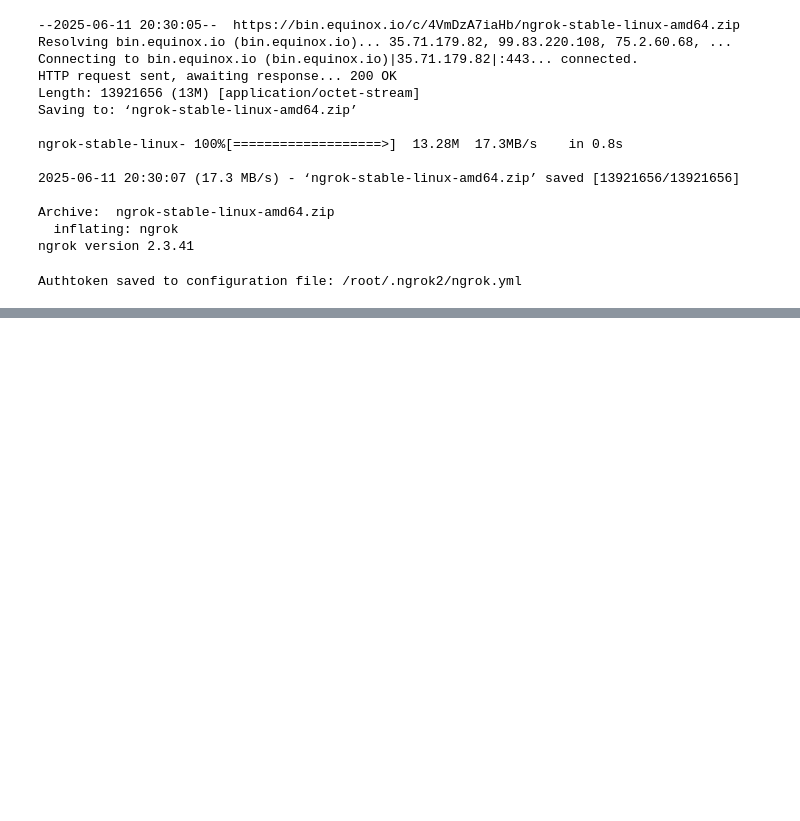
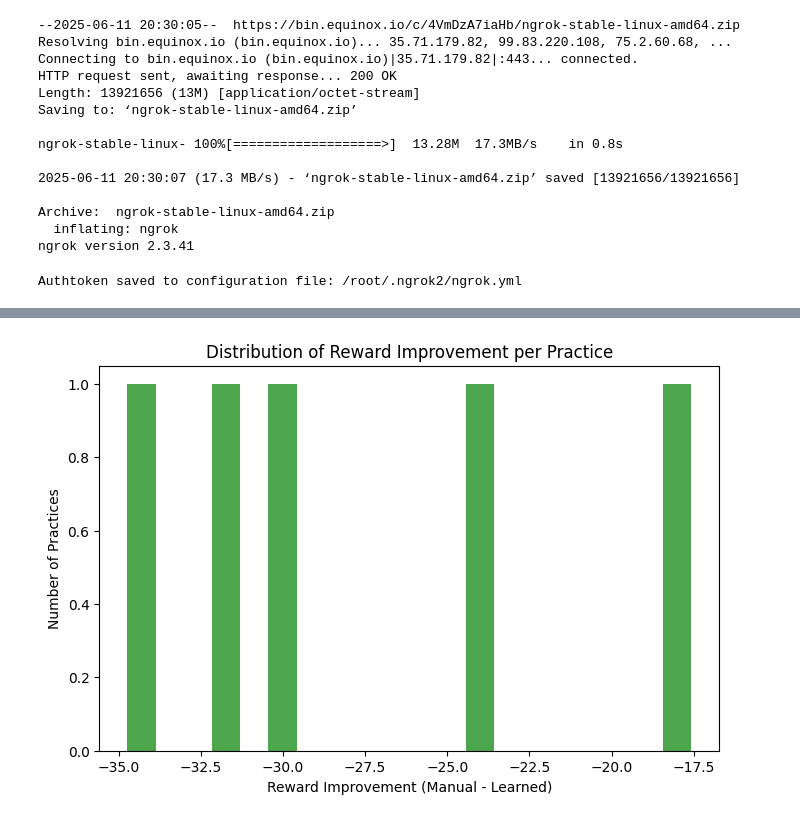
Before and after one commit to Ddhawan2003/DSA, a Jupyter notebook: Bandits.ipynb, the cells around one changed output, grey strips where cells are left out. Saved outputs shown, nothing was run; the diff lists cells and outputs as text; code cells hidden in the pictures; blank space fills up the shorter version.

```diff
--- a/Bandits.ipynb
+++ b/Bandits.ipynb
@@ -578,0 +766,15 @@ Authtoken saved to configuration file: /root/.ngrok2/ngrok.yml
+# %%
+import pandas as pd
+import matplotlib.pyplot as plt
+
+df = pd.read_csv('practice_learned_vs_manual.csv')
+df['reward_diff'] = df['manual_reward'] - df['learned_reward']
+
+plt.figure(figsize=(8,5))
+plt.hist(df['reward_diff'], bins=20, color='green', alpha=0.7)
+plt.xlabel('Reward Improvement (Manual - Learned)')
+plt.ylabel('Number of Practices')
+plt.title('Distribution of Reward Improvement per Practice')
+plt.show()
+# %% [output]
+[figure, added]
```
Also changed, not shown: parts of 2 cells of this notebook.
